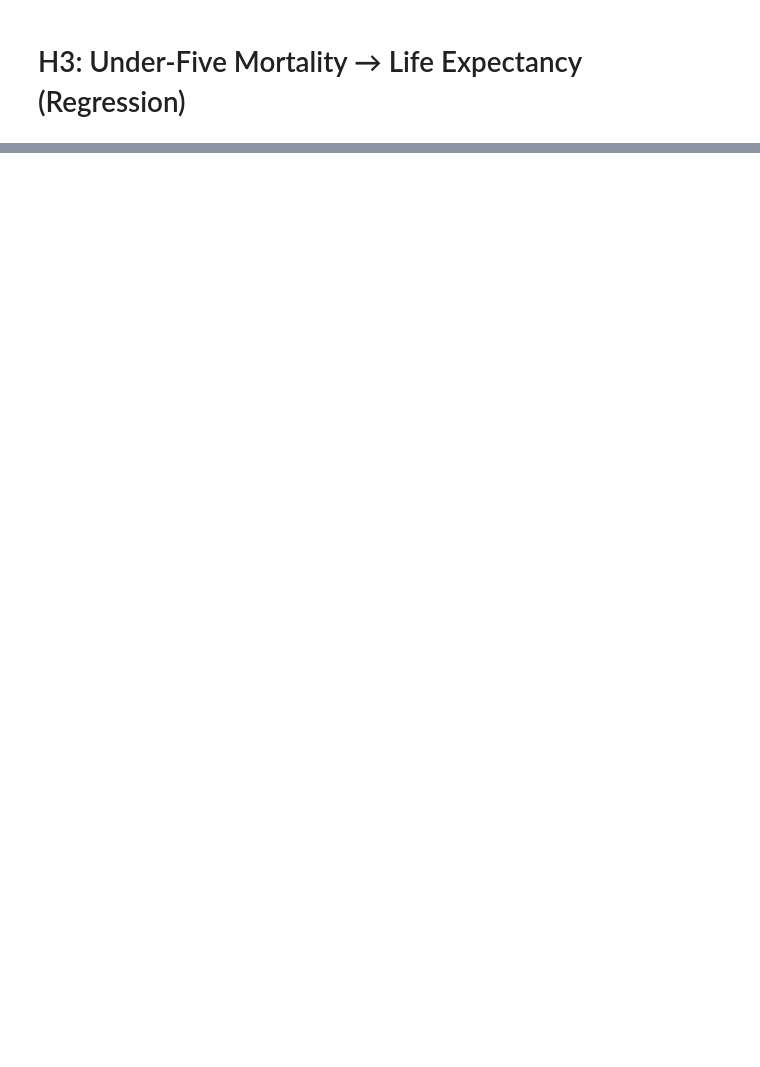
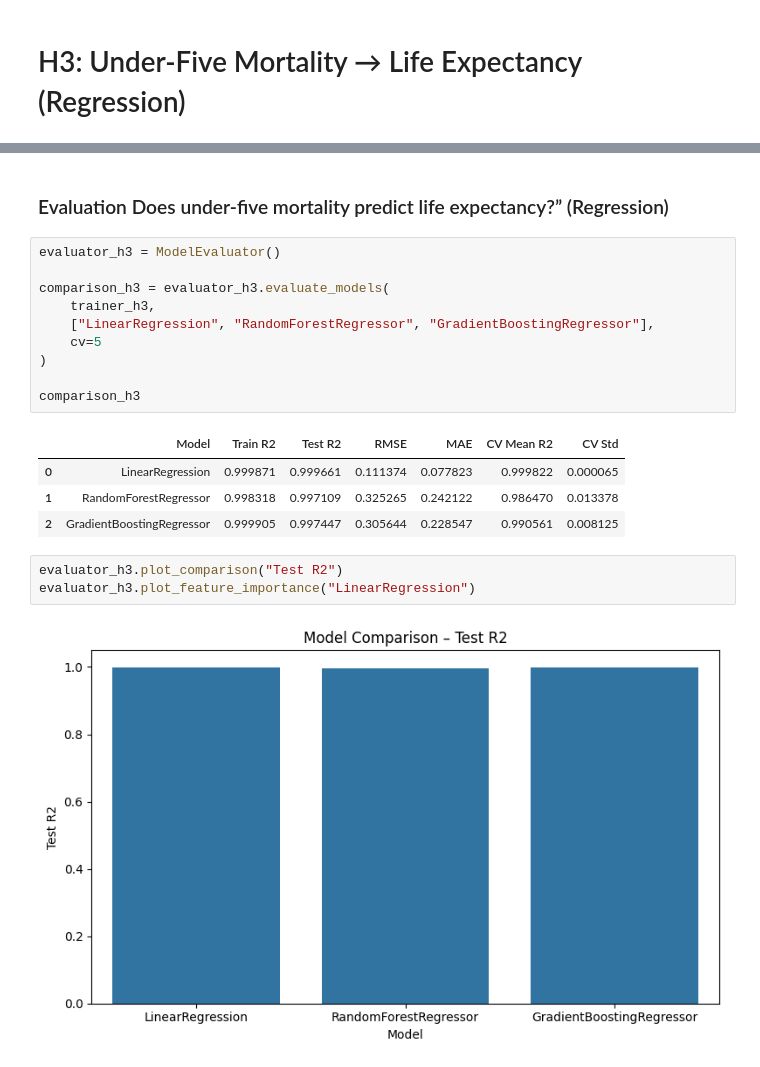
Before and after one commit to GHEASANDRINEMAWEN/Africa-Population-Trend-and-Health-Analysis-UN-dataset-, a Jupyter notebook: notebooks/main_analysis.ipynb, the cells around one changed output, grey strips where cells are left out. Saved outputs shown, nothing was run; the diff lists cells and outputs as text; blank space fills up the shorter version.

```diff
--- a/notebooks/main_analysis.ipynb
+++ b/notebooks/main_analysis.ipynb
@@ -474,0 +491,22 @@ DEVELOPMENT INDICATOR VALIDATION:
+# %% [markdown]
+### Evaluation Does under-five mortality predict life expectancy?” (Regression)
+# %%
+evaluator_h3 = ModelEvaluator()
+
+comparison_h3 = evaluator_h3.evaluate_models(
+    trainer_h3,
+    ["LinearRegression", "RandomForestRegressor", "GradientBoostingRegressor"],
+    cv=5
+)
+
+comparison_h3
+# %% [output]
+|  | Model | Train R2 | Test R2 | RMSE | MAE | CV Mean R2 | CV Std |
+| 0 | LinearRegression | 0.999871 | 0.999661 | 0.111374 | 0.077823 | 0.999822 | 0.000065 |
+| 1 | RandomForestRegressor | 0.998318 | 0.997109 | 0.325265 | 0.242122 | 0.986470 | 0.013378 |
+| 2 | GradientBoostingRegressor | 0.999905 | 0.997447 | 0.305644 | 0.228547 | 0.990561 | 0.008125 |
+# %%
+evaluator_h3.plot_comparison("Test R2")
+evaluator_h3.plot_feature_importance("LinearRegression")
+# %% [output]
+[figure, added]
```
Also changed, not shown: parts of 19 cells of this notebook, 2 other files.
